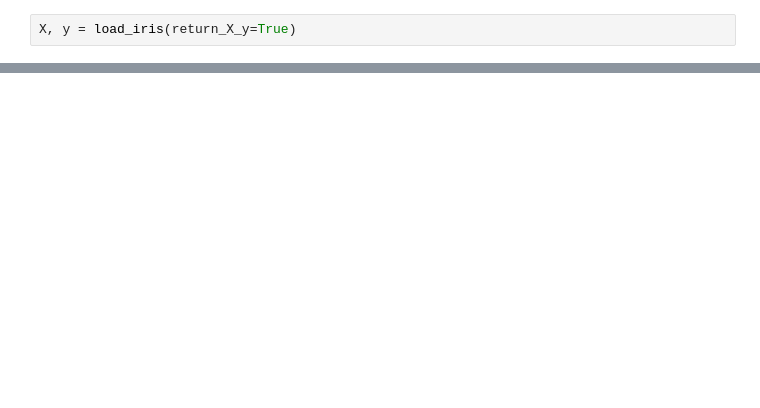
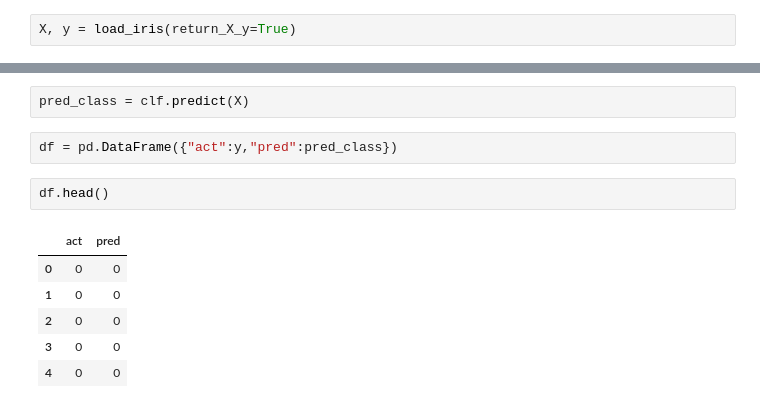
Before and after one commit to josearun85/adv-analytics, a Jupyter notebook: machine learning/python/decision_tree.ipynb, the cells around one changed output, grey strips where cells are left out. Drawn from its saved outputs; the diff is of its cells as text; blank space fills up the shorter version.

```diff
--- a/machine learning/python/decision_tree.ipynb
+++ b/machine learning/python/decision_tree.ipynb
@@ -16,0 +28,13 @@ plt.show()
+# %%
+pred_class = clf.predict(X)
+# %%
+df = pd.DataFrame({"act":y,"pred":pred_class})
+# %%
+df.head()
+# %% [output]
+|  | act | pred |
+| 0 | 0 | 0 |
+| 1 | 0 | 0 |
+| 2 | 0 | 0 |
+| 3 | 0 | 0 |
+| 4 | 0 | 0 |
```
Also changed, not shown: parts of 4 cells of this notebook, 7 other files.
